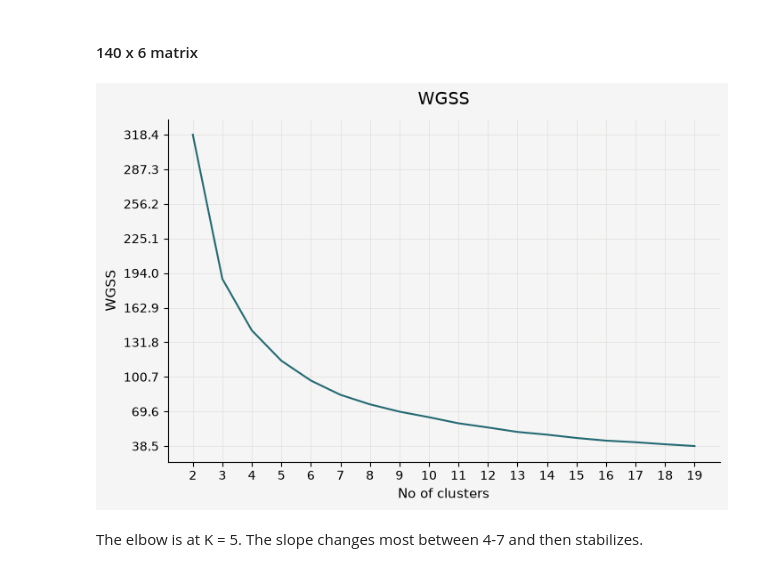
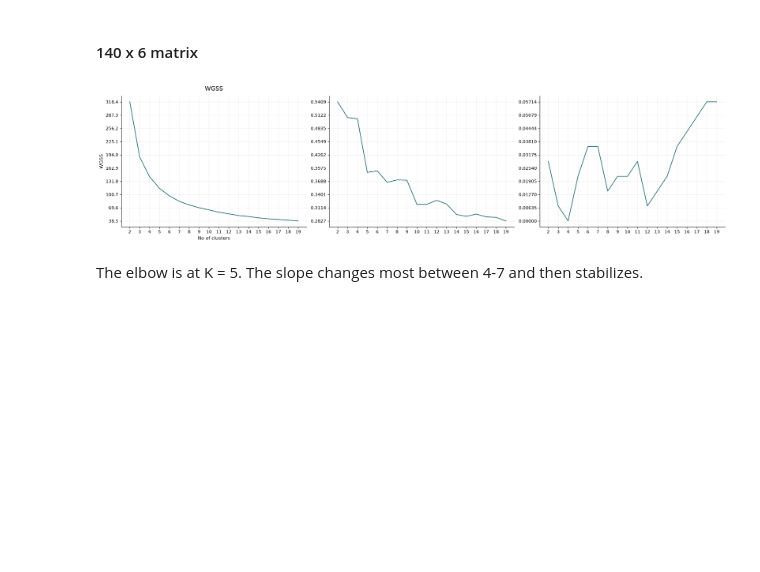
Before and after one commit to reebme/financial-attitudes-clustering, a Jupyter notebook: Notebooks/02_EDA.ipynb, the cells around one changed output. Drawn from its saved outputs; the diff is of its cells as text; code cells hidden in the pictures; blank space fills up the shorter version.

```diff
--- a/Notebooks/02_EDA.ipynb
+++ b/Notebooks/02_EDA.ipynb
@@ -179,12 +170,37 @@ labels_largest_area = pd.DataFrame(labels_largest_area, index=largest_area_subma
 ### Clustering evaluation
 # %% [markdown]
 #### 140 x 6 matrix
-# %%
-plotting_tools.pretty_plot(ks, [models_most_rows[k].inertia_ for k in ks],
-           title = "WGSS",
-           x_axis_title="No of clusters",
-           y_axis_title="WGSS")
-# %% [output]
-[figure, removed]
+# %%
+nrows, ncols = 1, 3
+
+fig, axs = plt.subplots(
+    nrows=nrows, ncols=ncols,
+    figsize=(20, 5),
+    layout="constrained"
+)
+
+plotting_utils.pretty_plot(
+    axs[0],
+    ks, [models_most_rows[k].inertia_ for k in ks],
+           title = "WGSS",
+           x_axis_title="No of clusters",
+           y_axis_title="WGSS"
+)
+
+plotting_utils.pretty_plot(
+    axs[1],
+    ks,
+    [silhouette_score(X, labels_most_rows[k]) for k in ks]
+)
+
+plotting_utils.pretty_plot(
+    axs[2],
+    ks,
+    [(silhouette_samples(X, labels_most_rows[k]) < 0).sum()/X.shape[0] for k in ks]
+)
+
+plt.show()
+# %% [output]
+[figure, added]
 # %% [markdown]
 The elbow is at K = 5. The slope changes most between 4-7 and then stabilizes.
```
Also changed, not shown: parts of 7 cells of this notebook, 2 other files.
